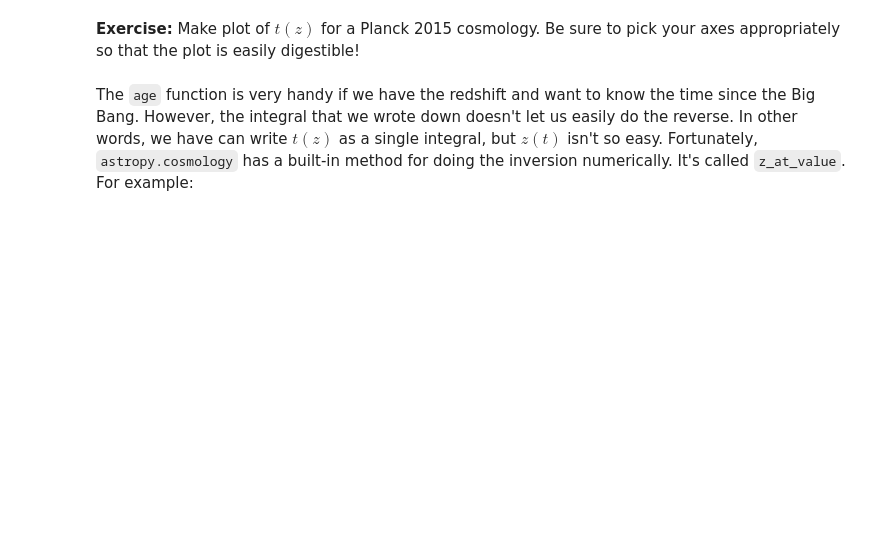
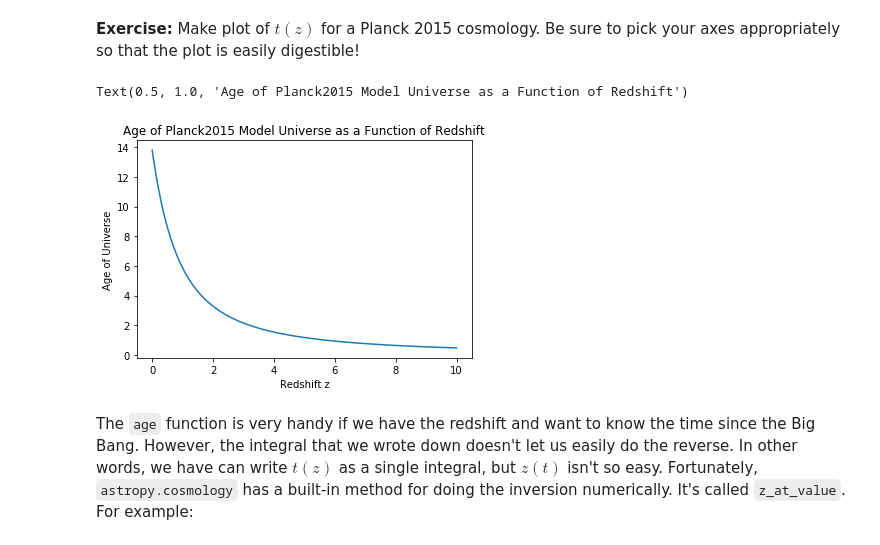
Before and after one commit to nlefrancois6/Phys321, a Jupyter notebook: Lab02/CodingLab02_CosmologicalDistance.ipynb, the cells around one changed output. Cells and saved outputs as stored; diff of their text form; code cells hidden in the pictures; blank space fills up the shorter version.

Commit message:
Made supernove plot

```diff
--- a/Lab02/CodingLab02_CosmologicalDistance.ipynb
+++ b/Lab02/CodingLab02_CosmologicalDistance.ipynb
@@ -145,3 +156,20 @@ print(Planck15.age(0.))
+# %%
+## Define the range of redshift to evaluate and get the age of the Planck15 cosmology on that range
+z_i = 10
+z_f = 0
+Np = 100
+z_vals = np.linspace(z_i, z_f, Np)
+age_vals = Planck15.age(z_vals)
+
+#Plot age vs redshift
+plt.figure()
+plt.xlabel('Redshift z')
+plt.ylabel('Age of Universe')
+plt.plot(z_vals, age_vals)
+plt.title('Age of Planck2015 Model Universe as a Function of Redshift')
+# %% [output]
+Text(0.5, 1.0, 'Age of Planck2015 Model Universe as a Function of Redshift')
+[figure, added]
 # %% [markdown]
 The ``age`` function is very handy if we have the redshift and want to know the time since the Big Bang. However, the integral that we wrote down doesn't let us easily do the reverse. In other words, we have can write $t(z)$ as a single integral, but $z(t)$ isn't so easy. Fortunately, ``astropy.cosmology`` has a built-in method for doing the inversion numerically. It's called ``z_at_value``. For example:
 # %%
```
Also changed, not shown: parts of 18 cells of this notebook.
